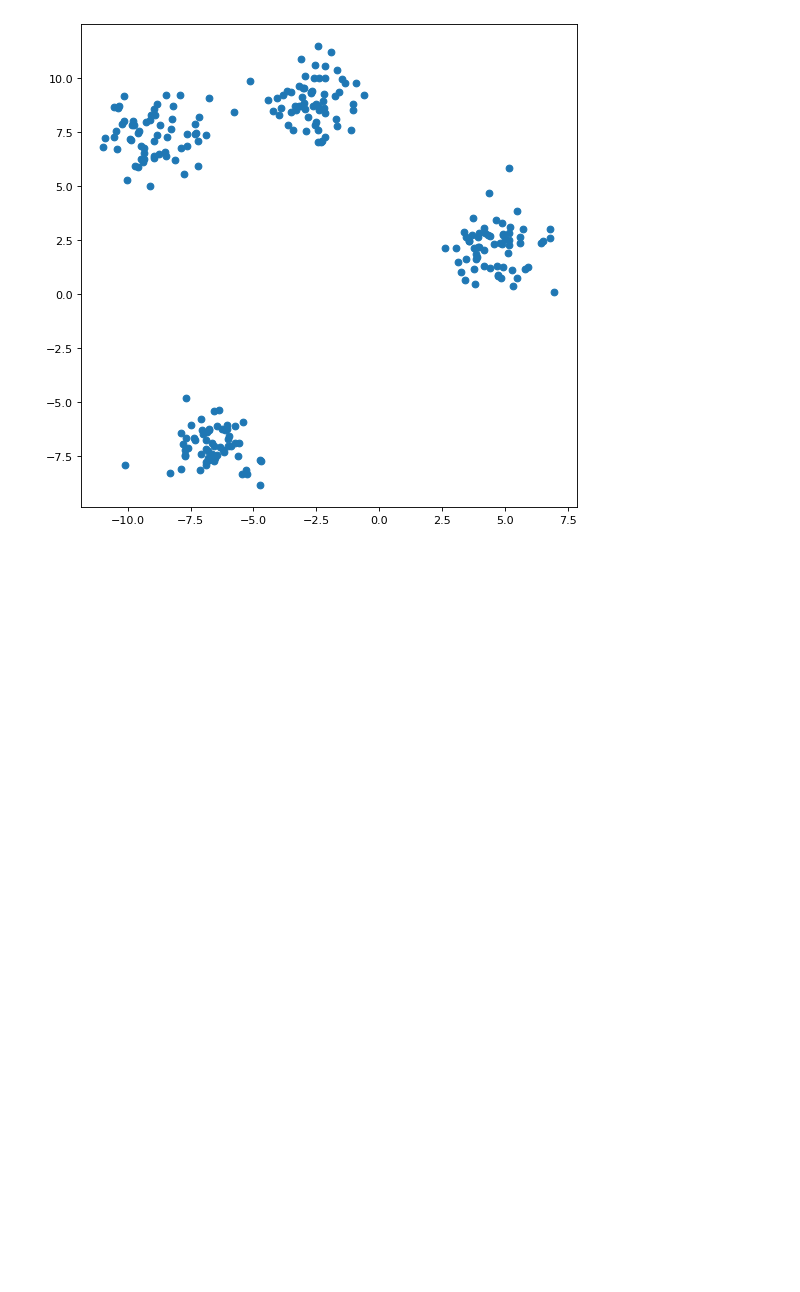
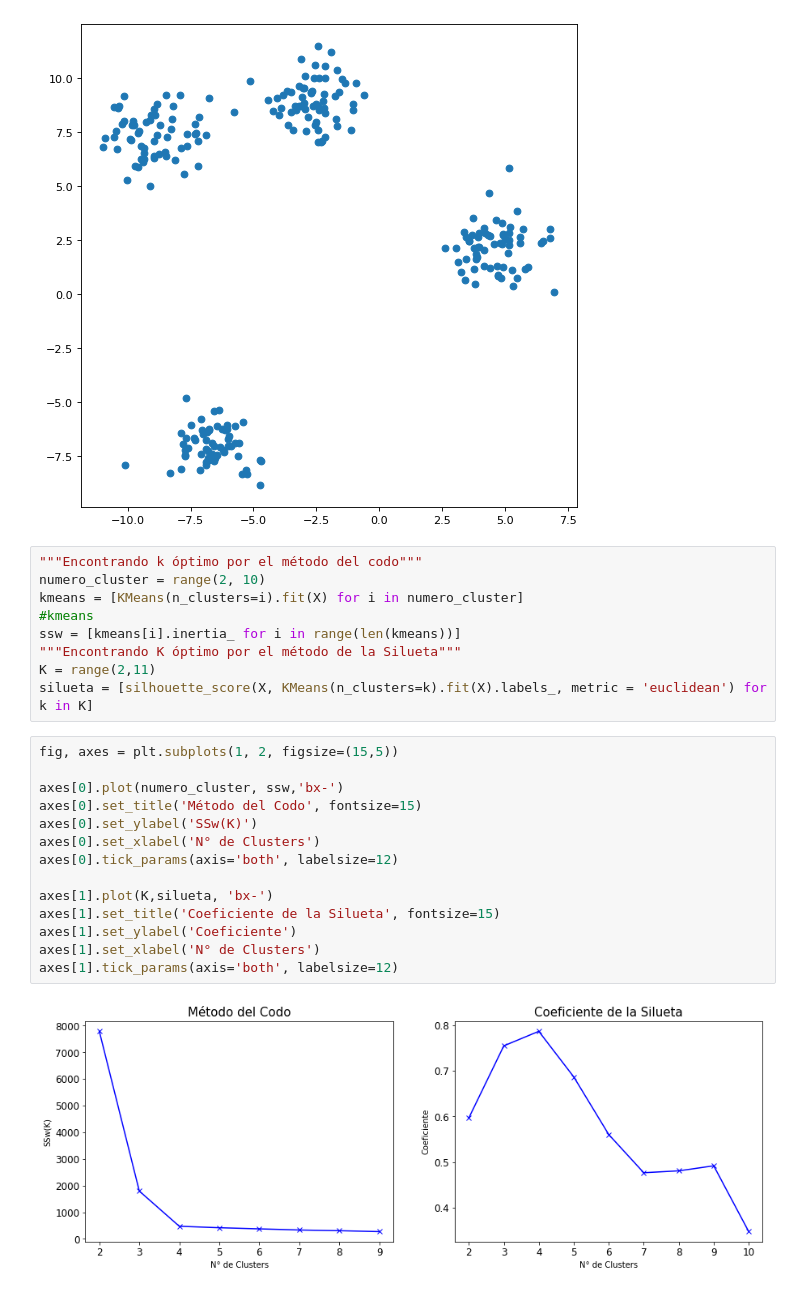
Before and after one commit to juanosalvador/Dataset-Clusters, a Jupyter notebook: make_blobs_clustering.ipynb, the cells around one changed output. Drawn from its saved outputs; the diff is of its cells as text; blank space fills up the shorter version.

```diff
--- a/make_blobs_clustering.ipynb
+++ b/make_blobs_clustering.ipynb
@@ -21,3 +23,28 @@ fig=plt.figure(figsize=(8,8), dpi=80, facecolor='w', edgecolor='k')
 plt.scatter(X[:, 0], X[:, 1]);
 # %% [output]
 [figure]
+# %%
+"""Encontrando k óptimo por el método del codo"""
+numero_cluster = range(2, 10)
+kmeans = [KMeans(n_clusters=i).fit(X) for i in numero_cluster]
+#kmeans
+ssw = [kmeans[i].inertia_ for i in range(len(kmeans))]
+"""Encontrando K óptimo por el método de la Silueta"""
+K = range(2,11)
+silueta = [silhouette_score(X, KMeans(n_clusters=k).fit(X).labels_, metric = 'euclidean') for k in K]
+# %%
+fig, axes = plt.subplots(1, 2, figsize=(15,5))
+
+axes[0].plot(numero_cluster, ssw,'bx-')
+axes[0].set_title('Método del Codo', fontsize=15)
+axes[0].set_ylabel('SSw(K)')
+axes[0].set_xlabel('N° de Clusters')
+axes[0].tick_params(axis='both', labelsize=12)
+
+axes[1].plot(K,silueta, 'bx-')
+axes[1].set_title('Coeficiente de la Silueta', fontsize=15)
+axes[1].set_ylabel('Coeficiente')
+axes[1].set_xlabel('N° de Clusters')
+axes[1].tick_params(axis='both', labelsize=12)
+# %% [output]
+[figure, added]
```
Also changed, not shown: parts of 12 cells of this notebook.
